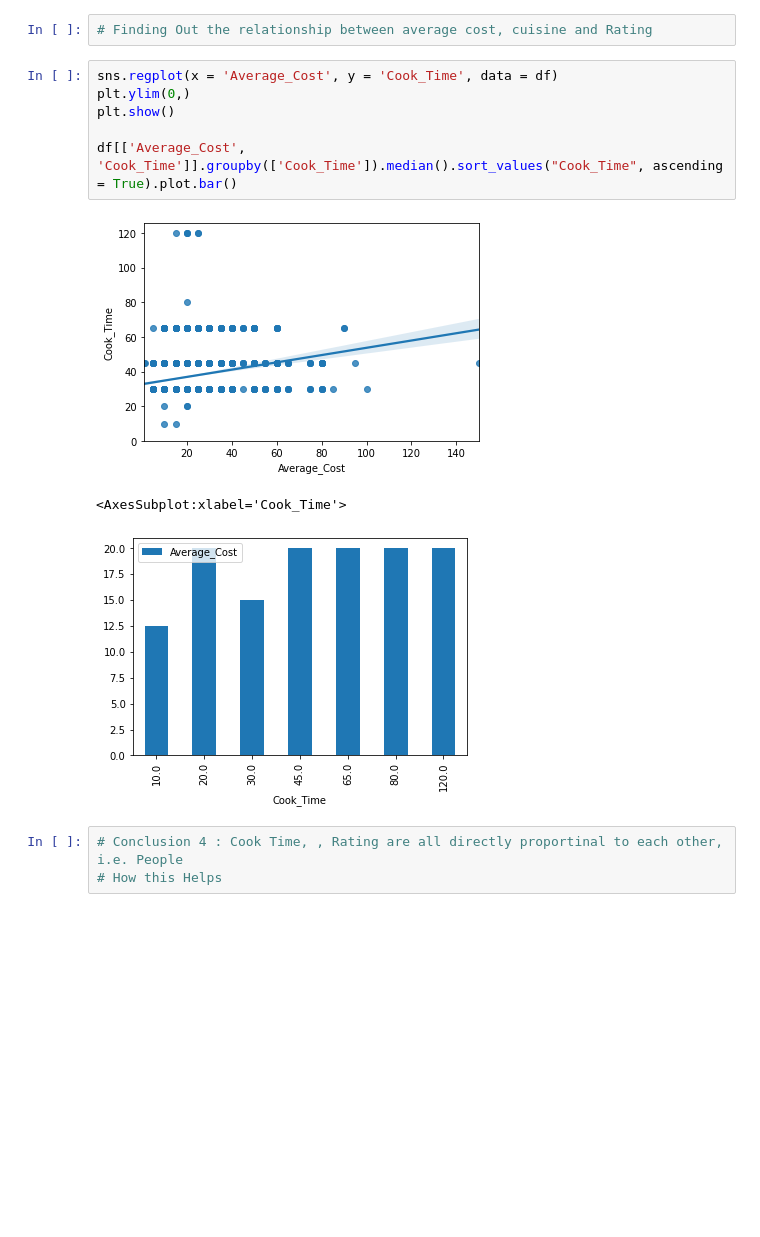
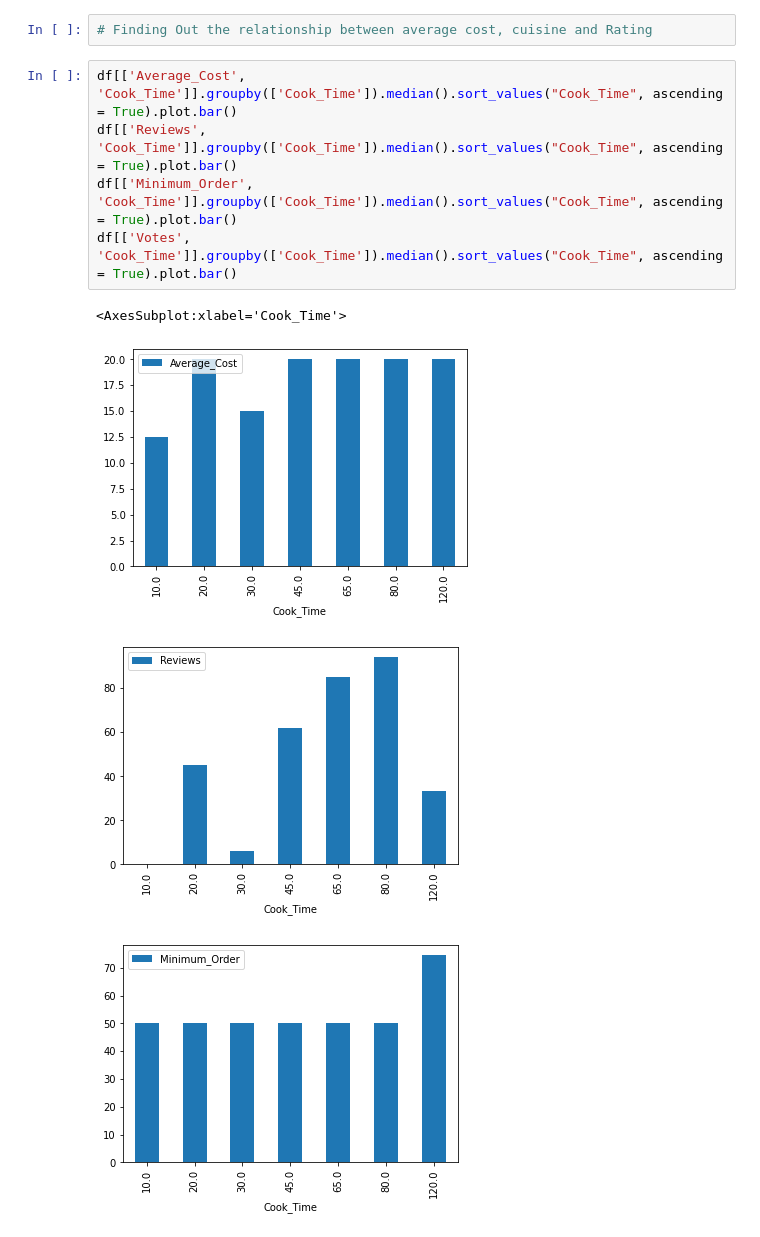
Before and after one commit to nityaranjan22/Xtern_Submission_DS, a Jupyter notebook: Xtern_data_science.ipynb, the cells around one changed output. Cells and saved outputs as stored; diff of their text form; blank space fills up the shorter version.

```diff
--- a/Xtern_data_science.ipynb
+++ b/Xtern_data_science.ipynb
@@ -175,16 +180,13 @@ df.sort_values(['Rating','Votes'], ascending = False).head()
 # How This helps FoodieX: Even a slight increase (1%-2%) in delivery cost for Indian and Chinese restaurants could create a significant profit over a longer period of time
 # %%
 # Finding Out the relationship between average cost, cuisine and Rating
-# %%
-sns.regplot(x = 'Average_Cost', y = 'Cook_Time', data = df)
-plt.ylim(0,)
-plt.show()
-
-df[['Average_Cost', 'Cook_Time']].groupby(['Cook_Time']).median().sort_values("Cook_Time", ascending = True).plot.bar()
-# %% [output]
-[figure, removed]
-<AxesSubplot:xlabel='Cook_Time'>
-[figure, removed]
-# %%
-# Conclusion 4 : Cook Time, , Rating are all directly proportinal to each other, i.e. People
-# How this Helps
+# %%
+df[['Average_Cost', 'Cook_Time']].groupby(['Cook_Time']).median().sort_values("Cook_Time", ascending = True).plot.bar()
+df[['Reviews', 'Cook_Time']].groupby(['Cook_Time']).median().sort_values("Cook_Time", ascending = True).plot.bar()
+df[['Minimum_Order', 'Cook_Time']].groupby(['Cook_Time']).median().sort_values("Cook_Time", ascending = True).plot.bar()
+df[['Votes', 'Cook_Time']].groupby(['Cook_Time']).median().sort_values("Cook_Time", ascending = True).plot.bar()
+# %% [output]
+<AxesSubplot:xlabel='Cook_Time'>
+[figure, added]
+[figure, added]
+[figure, added]
```
Also changed, not shown: parts of 8 cells of this notebook.
